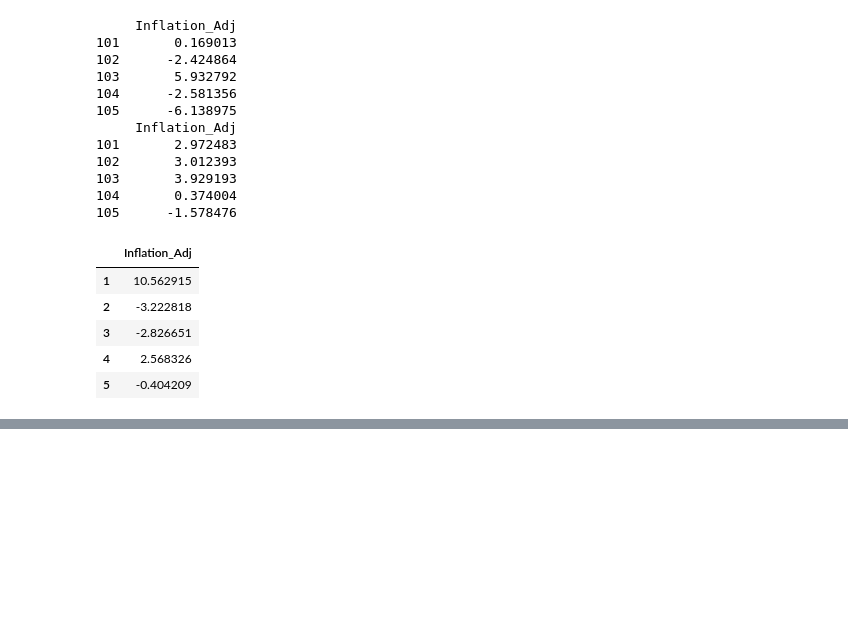
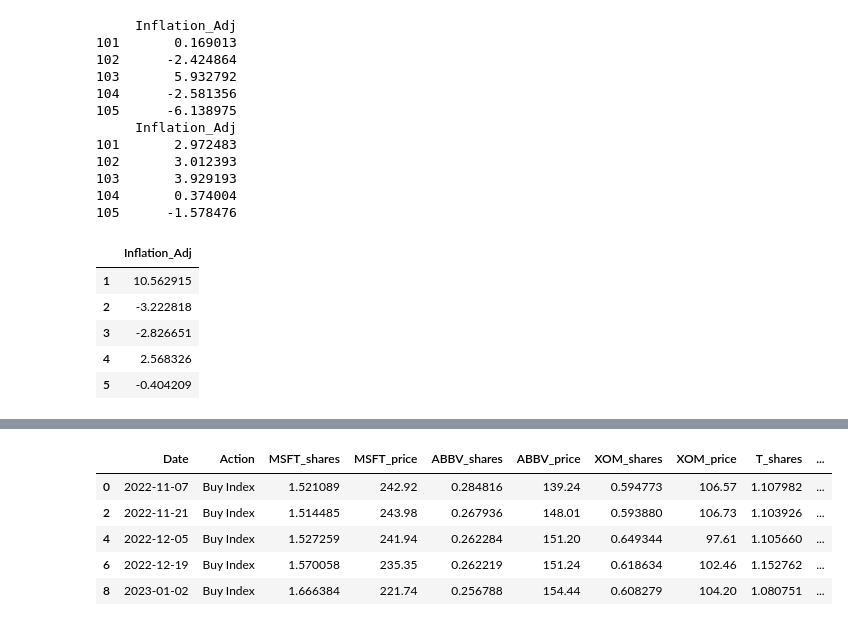
Before and after one commit to dtilley/quantitative_finance_toolkit, a Jupyter notebook: dollar_cost_averaging_with_adaptive_price_drop.ipynb, the cells around one changed output, grey strips where cells are left out. Cells and saved outputs as stored; diff of their text form; code cells hidden in the pictures; blank space fills up the shorter version.

```diff
--- a/dollar_cost_averaging_with_adaptive_price_drop.ipynb
+++ b/dollar_cost_averaging_with_adaptive_price_drop.ipynb
@@ -507,0 +678,10 @@ plt.plot(X_sorted.msft_wkly_rtrn, X_sorted.prob)
+# %%
+def split_shares_prices(df, columns):
+    df = df.copy()
+    for col in columns:
+        col_name = col+'_shares'
+        df[col_name] = df[col].apply(lambda x: x[0])
+        col_name = col+'_price'
+        df[col_name] = df[col].apply(lambda x: x[1])
+        df = df.drop(columns=col)
+    return(df)
@@ -507,0 +699,15 @@ plt.plot(X_sorted.msft_wkly_rtrn, X_sorted.prob)
+# %%
+if_purchases_df = pd.DataFrame(index_fund_investor.purchases)
+# %%
+if_purchases_df_clean = if_purchases_df.dropna()
+# %%
+if_purchases_df_clean = split_shares_prices(if_purchases_df_clean, tickers)
+# %%
+if_purchases_df_clean.head()
+# %% [output]
+|  | Date | Action | MSFT_shares | MSFT_price | ABBV_shares | ABBV_price | XOM_shares | XOM_price | T_shares | ... |
+| 0 | 2022-11-07 | Buy Index | 1.521089 | 242.92 | 0.284816 | 139.24 | 0.594773 | 106.57 | 1.107982 | ... |
+| 2 | 2022-11-21 | Buy Index | 1.514485 | 243.98 | 0.267936 | 148.01 | 0.593880 | 106.73 | 1.103926 | ... |
+| 4 | 2022-12-05 | Buy Index | 1.527259 | 241.94 | 0.262284 | 151.20 | 0.649344 | 97.61 | 1.105660 | ... |
+| 6 | 2022-12-19 | Buy Index | 1.570058 | 235.35 | 0.262219 | 151.24 | 0.618634 | 102.46 | 1.152762 | ... |
+| 8 | 2023-01-02 | Buy Index | 1.666384 | 221.74 | 0.256788 | 154.44 | 0.608279 | 104.20 | 1.080751 | ... |
```
Also changed, not shown: parts of 70 cells of this notebook, 1 other file.
